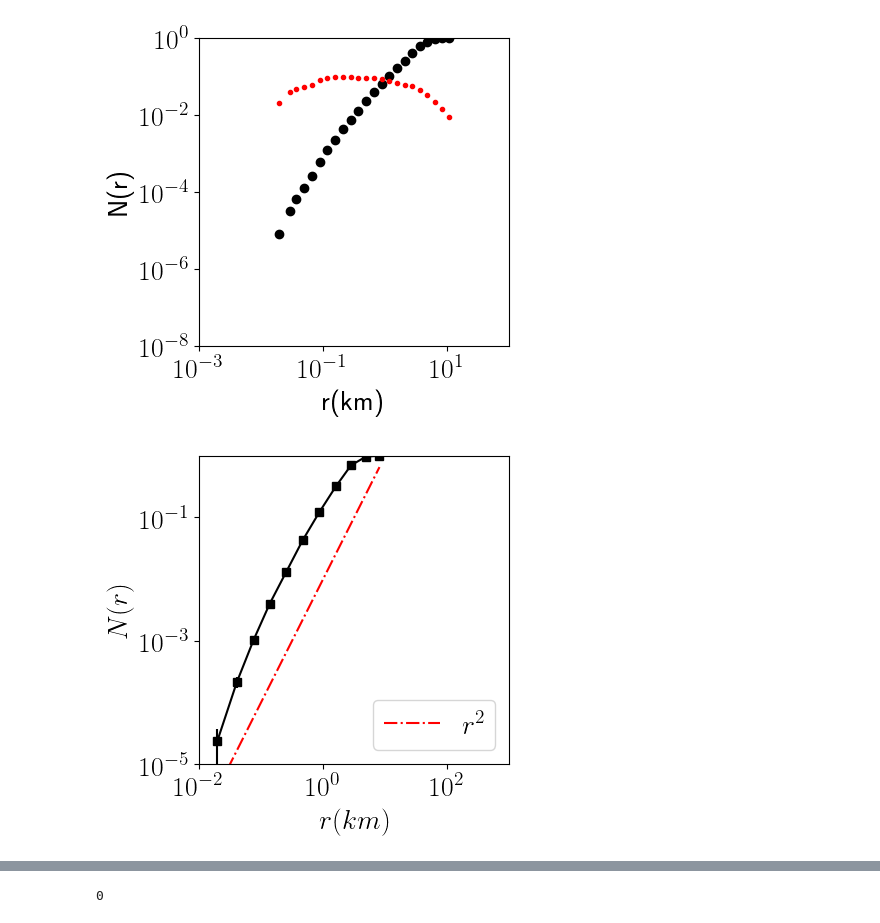
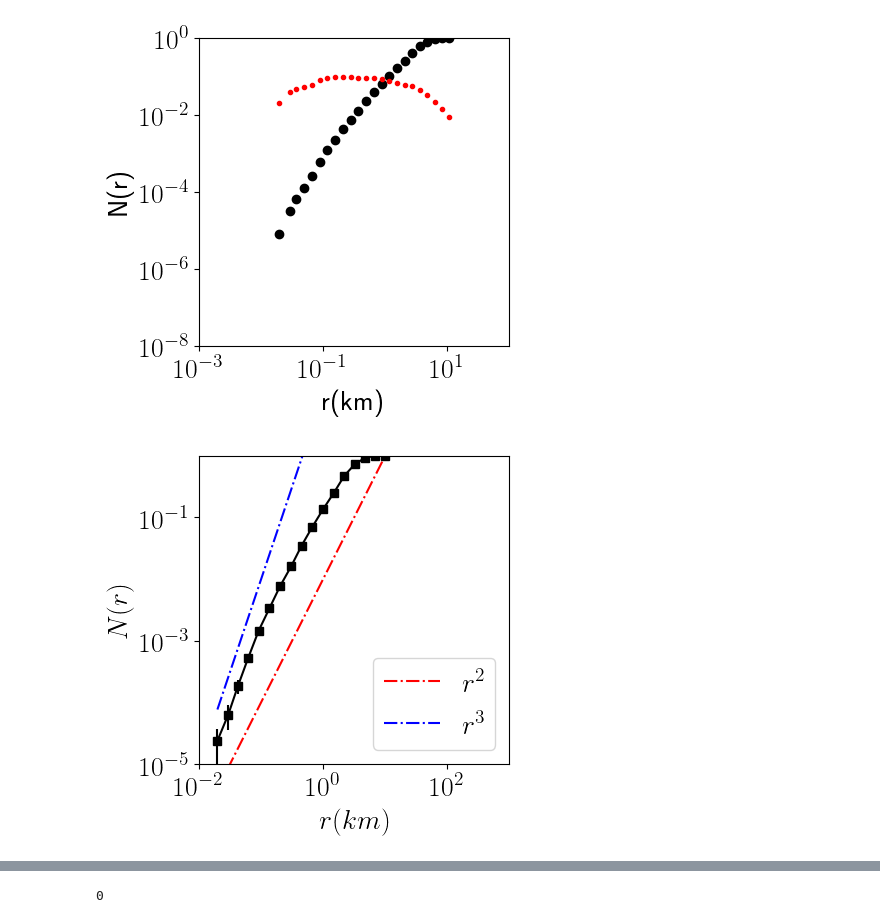
Before and after one commit to kkarimi62/Swarm, a Jupyter notebook: Mogul2008.ipynb, the cells around one changed output, grey strips where cells are left out. Cells and saved outputs as stored; diff of their text form; code cells hidden in the pictures.

```diff
--- a/Mogul2008.ipynb
+++ b/Mogul2008.ipynb
@@ -1087,7 +1087,7 @@ r_list3d = rmat3d[rmat3d.nonzero()]
 # #--- histogram
 r_min = log(np.min(r_list3d),10) #min(log(np.min(r_list2d),10),log(np.min(r_list3d),10))
 r_max = log(np.max(r_list3d),10) #max(log(np.max(r_list2d),10),log(np.max(r_list3d),10))
-nbins = int(ceil(r_max - r_min))*4
+nbins = int(ceil(r_max - r_min))*6
 #2d
 # hist2d, edges = np.histogram(r_list2d,
 #                          bins=np.logspace(r_min, r_max, nbins) )
@@ -1147,32 +1147,34 @@ hist_acc_3d /= hist_acc_3d[-1]
 # %%
 #--- plot
 d_f = 2
 fig = plt.figure(figsize=(4,4))
 ax = fig.add_subplot(111)
 ax.axis([1e-2,1e3,1e-5,1e0])
 ax.set_xlabel('$r(km)$')
 ax.set_ylabel('$N(r)$')
 ax.set_xscale('log')
 ax.set_yscale('log')
 # ax.errorbar( r_bins2d, hist_acc_2d,
 #             yerr = hist_acc_2d/hist2d**.5,
 #             color='black',marker='o')
 ax.errorbar( r_bins3d, hist_acc_3d,
             yerr = hist_acc_3d/hist3d**.5,
             color='black',marker='s')
 
 #ax.errorbar( r_bins, 10000*hist_acc/r_bins**d_f,  #--- rescaled
 #            yerr = hist_acc/hist**.5/r_bins**d_f,
 #            color='red',marker='o',label='$N/r^{%s}$'%d_f)
 ax.plot(r_bins3d, r_bins3d**d_f/100,
         '-.r',label='$r^{%s}$'%d_f)
+ax.plot(r_bins3d, 10*r_bins3d**3,
+        '-.b',label='$r^{%s}$'%3)
 
 ax.legend()
 
 fig.savefig('%s/corrDim.png'%DIR_OUTPT_figs,bbox_inches='tight')
 plt.show()
 # %% [output]
-[figure, old version]
+[figure, new version]
 # %%
 #--- evaluate fractal dimension (box counting )
 
```
Also changed, not shown: parts of 36 cells of this notebook, 22 other files.
